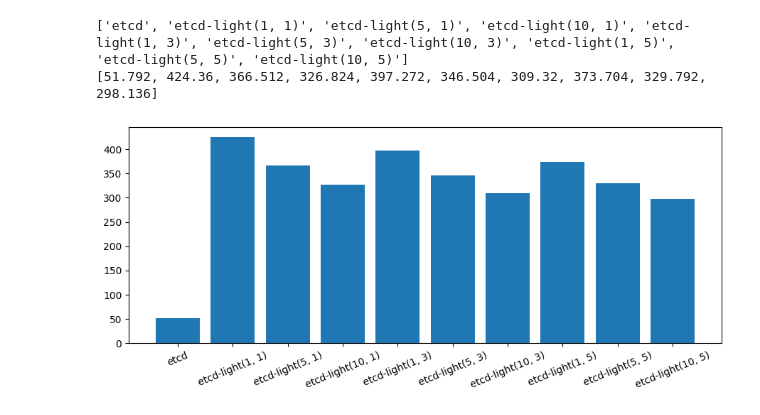
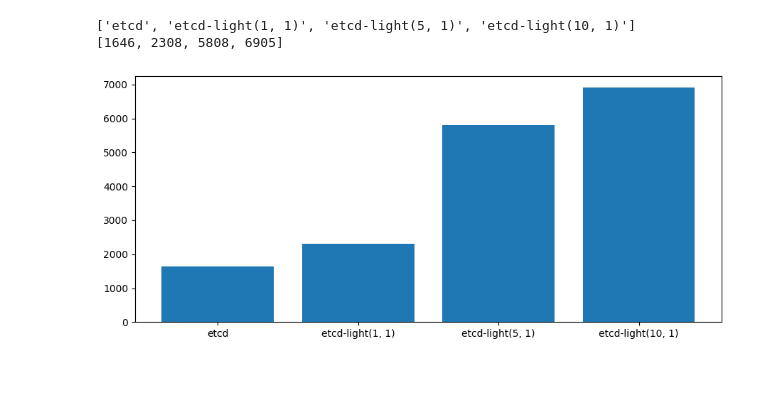
Before and after one commit to ChristopherSiems/etcdl_benchmark, a Jupyter notebook: plot.ipynb, the cells around one changed output. Saved outputs shown, nothing was run; the diff lists cells and outputs as text; code cells hidden in the pictures; blank space fills up the shorter version.

Commit message:
plots

```diff
--- a/plot.ipynb
+++ b/plot.ipynb
@@ -6,7 +6,7 @@ from matplotlib.patches import Patch
 from matplotlib.pyplot import subplots
 from pandas import DataFrame, read_csv
 # %%
-all_write_data: DataFrame = read_csv('data/all_write.csv')
-all_write_data_1k: DataFrame = all_write_data[all_write_data['data_size'] == 1000]
-all_write_data_1k
+all_write_data: DataFrame = read_csv('data/purp.csv')
+all_write_data_100k: DataFrame = all_write_data[(all_write_data['data_size'] == 100000) & (all_write_data['wal_file_count'] != 50.0)]
+all_write_data_100k
 # %% [output]
@@ -24,32 +18,43 @@ all_write_data_1k
 # %%
 fig: Figure
 ax: Axes
 fig, ax = subplots(figsize=(9, 4))
 
 labels: list[str] = []
 vals: list[float] = []
-for i, row in all_write_data_1k.iterrows():
+for i, row in all_write_data_100k.iterrows():
   match row['system']:
     case 'etcd':
       labels.append('etcd')
     case 'etcdl':
       labels.append(f'etcd-light({int(row["wal_file_count"])}, {int(row["num_dbs"])})')
 
-  vals.append((1000 * row['ops'] * 8) / (1000000))
+  vals.append(row['ops'])
 
-print(labels)
-print(vals)
+l: list[str] = []
+l.append(labels[3])
+l.append(labels[0])
+l.append(labels[2])
+l.append(labels[1])
 
-ax.bar(labels, vals, color='C0')
-ax.tick_params(axis='x', labelrotation=22.5)
+v = []
+v.append(vals[3])
+v.append(vals[0])
+v.append(vals[2])
+v.append(vals[1])
+
+print(l)
+print(v)
+
+ax.bar(l, v, color='C0')
 fig.tight_layout()
 
-fig.savefig('plots/all_write_throughput.png')
-fig.savefig('plots/all_write_throughput.pdf')
+fig.savefig('plots/100k_wal_throughput.png')
+fig.savefig('plots/100k_wal_throughput.pdf')
 # %% [output]
-['etcd', 'etcd-light(1, 1)', 'etcd-light(5, 1)', 'etcd-light(10, 1)', 'etcd-light(1, 3)', 'etcd-light(5, 3)', 'etcd-light(10, 3)', 'etcd-light(1, 5)', 'etcd-light(5, 5)', 'etcd-light(10, 5)']
-[51.792, 424.36, 366.512, 326.824, 397.272, 346.504, 309.32, 373.704, 329.792, 298.136]
+['etcd', 'etcd-light(1, 1)', 'etcd-light(5, 1)', 'etcd-light(10, 1)']
+[1646, 2308, 5808, 6905]
-[figure, old version]
+[figure, new version]
 # %%
 fig: Figure
 ax: Axes
```
Also changed, not shown: parts of 8 cells of this notebook, 16 other files.
